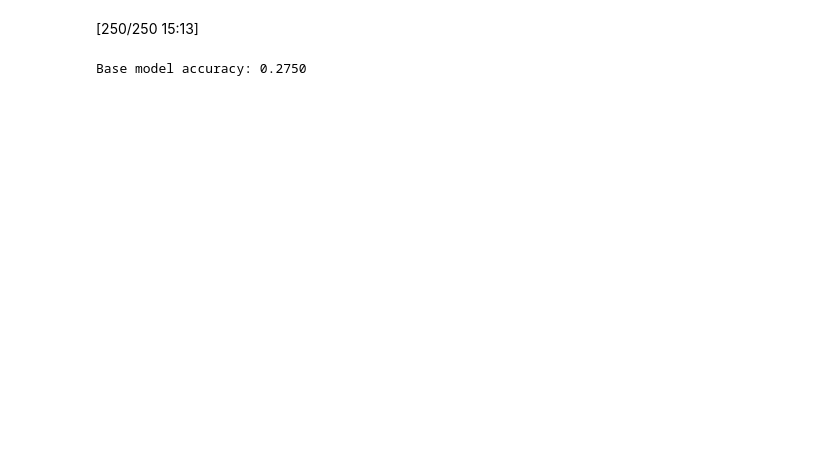
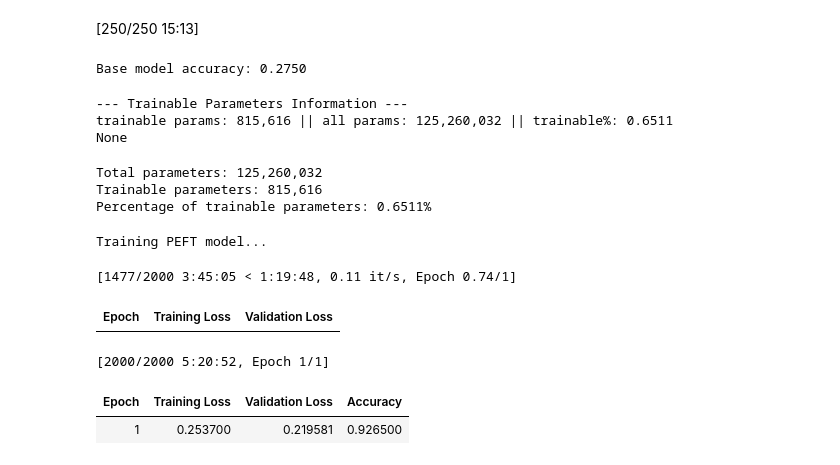
Before and after one commit to Ramane23/peft_fine_tuning, a Jupyter notebook: peft_fine_tunning.ipynb, the cells around one changed output. Saved outputs shown, nothing was run; the diff lists cells and outputs as text; code cells hidden in the pictures; blank space fills up the shorter version.

Commit message:
- Defined a peft_config (LoraConfig) - Defined training arguments and a trainer to fine tune the gpt-2 (1 epoch) - Evaluated the fine tune gpt on the validation dataset

```diff
--- a/peft_fine_tunning.ipynb
+++ b/peft_fine_tunning.ipynb
@@ -259,3 +262,67 @@ peft_config = LoraConfig(
 
 # Create a PEFT model by applying LoRA to the base model
 peft_model = get_peft_model(model, peft_config)
+# %%
+## Step 12: Examine Trainable Parameters
+# Print information about trainable parameters
+print("--- Trainable Parameters Information ---")
+print(peft_model.print_trainable_parameters())
+# %% [output]
+--- Trainable Parameters Information ---
+trainable params: 815,616 || all params: 125,260,032 || trainable%: 0.6511
+None
+# %%
+#Calculate percentage of trainable parameters
+total_params = model.num_parameters()
+trainable_params = sum(p.numel() for p in peft_model.parameters() if p.requires_grad)
+print(f"Total parameters: {total_params:,}")
+print(f"Trainable parameters: {trainable_params:,}")
+print(f"Percentage of trainable parameters: {trainable_params/total_params*100:.4f}%")
+# %% [output]
+Total parameters: 125,260,032
+Trainable parameters: 815,616
+Percentage of trainable parameters: 0.6511%
+# %%
+## Step 13: Set Up Training Arguments
+##Configure the training process
+# Set up training arguments
+training_args = TrainingArguments(
+    output_dir="./results/peft_model",    # Directory to save results and checkpoints
+    learning_rate=5e-4,                   # Learning rate
+    per_device_train_batch_size=8,        # Batch size for training
+    per_device_eval_batch_size=8,         # Batch size for evaluation
+    num_train_epochs=1,                   # Number of training epochs
+    weight_decay=0.01,                    # Weight decay for regularization
+    evaluation_strategy="epoch",          # When to evaluate (each epoch)
+    save_strategy="epoch",                # When to save checkpoints (each epoch)
+    load_best_model_at_end=True,          # Load the best model at the end of training
+    push_to_hub=False,                    # Don't push to the Hugging Face Hub
+    report_to="none"                      # to disable wandb
+)
+
+## Step 14: Create a Trainer for Fine-tuning
+## Set up the trainer with our PEFT model
+# Create a trainer for fine-tuning
+trainer = Trainer(
+    model=peft_model,                       # The PEFT model
+    args=training_args,                     # Training arguments
+    train_dataset=tokenized_dataset["train"],  # Training dataset
+    eval_dataset=tokenized_dataset["validation"],  # Validation dataset
+    tokenizer=tokenizer,                    # Tokenizer
+    compute_metrics=compute_metrics,        # Metrics function
+)
+# %%
+## Step 15: Train the PEFT Model
+# Train the model
+print("Training PEFT model...")
+train_results = trainer.train()
+
+# Print training results
+print(f"Training loss: {train_results.training_loss:.4f}")
+# %% [output]
+Training PEFT model...
+[1477/2000 3:45:05 < 1:19:48, 0.11 it/s, Epoch 0.74/1]
+| Epoch | Training Loss | Validation Loss |
+[2000/2000 5:20:52, Epoch 1/1]
+| Epoch | Training Loss | Validation Loss | Accuracy |
+| 1 | 0.253700 | 0.219581 | 0.926500 |
```
Also changed, not shown: parts of 3 cells of this notebook.
